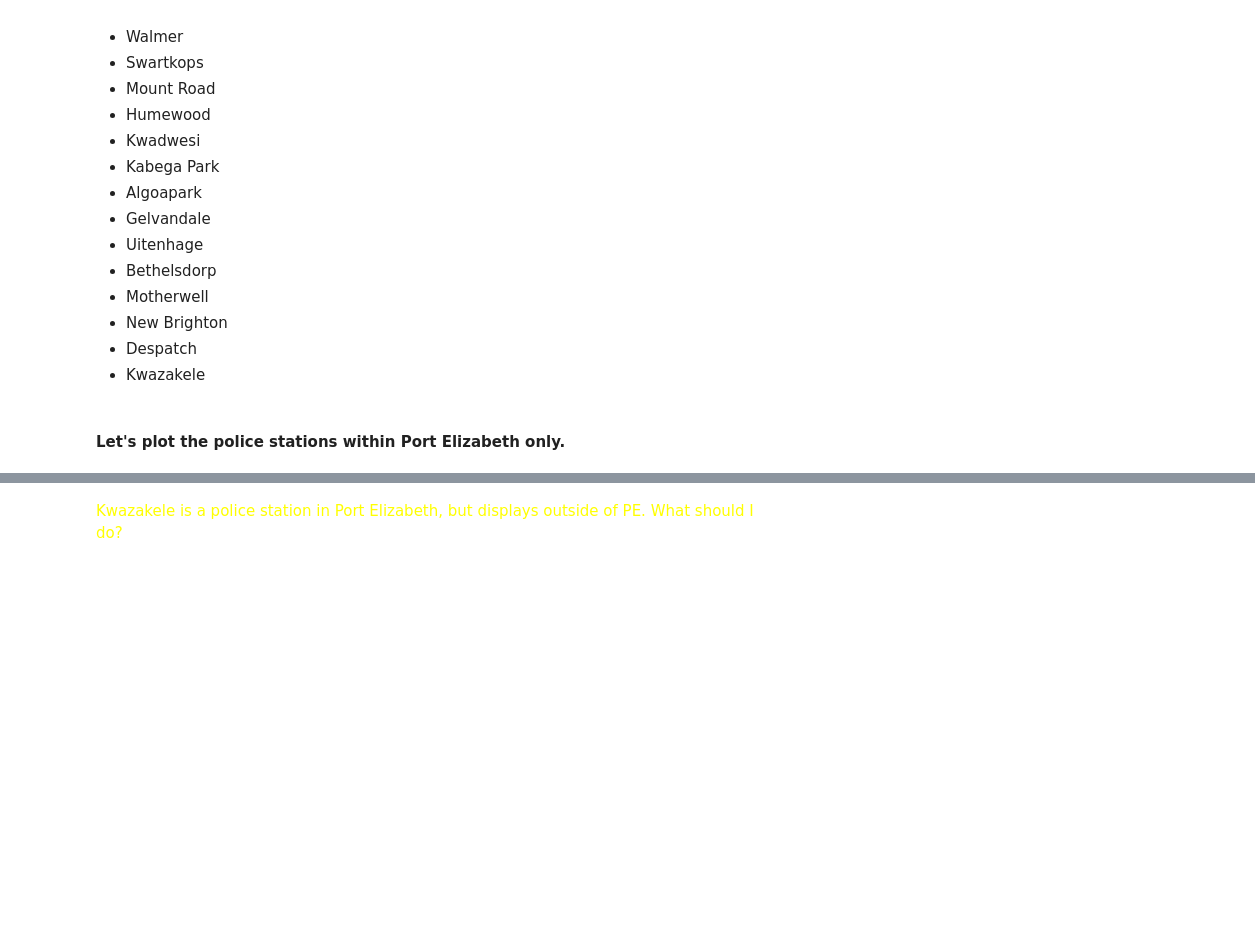
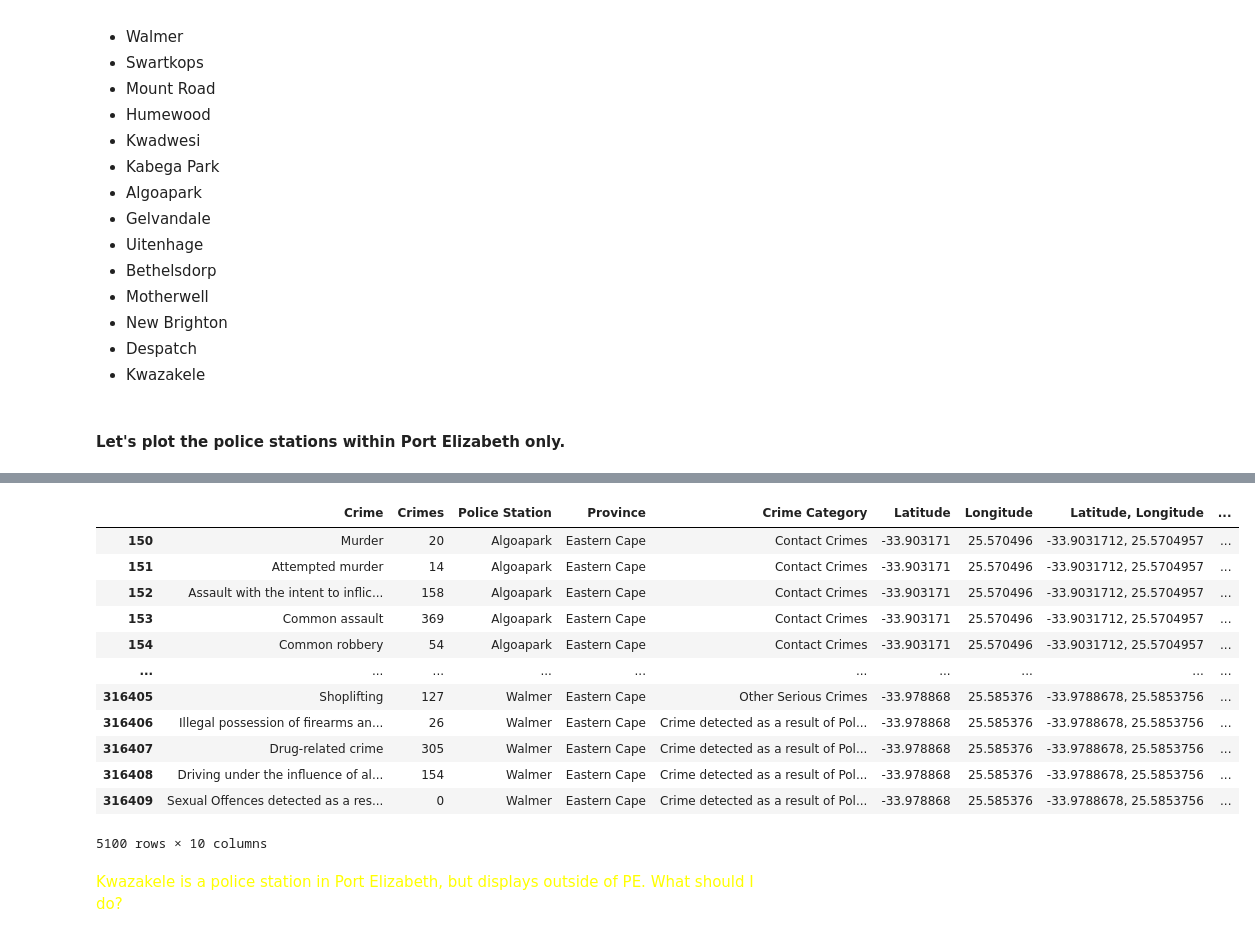
Before and after one commit to BlocknBoom123/CrimePy, a Jupyter notebook: CrimePy.ipynb, the cells around one changed output, grey strips where cells are left out. Saved outputs shown, nothing was run; the diff lists cells and outputs as text; code cells hidden in the pictures; blank space fills up the shorter version.

```diff
--- a/CrimePy.ipynb
+++ b/CrimePy.ipynb
@@ -195,3 +222,19 @@ plt.show()
+# %%
+geo_df
+# %% [output]
+|  | Crime | Crimes | Police Station | Province | Crime Category | Latitude | Longitude | Latitude, Longitude | ... |
+| 150 | Murder | 20 | Algoapark | Eastern Cape | Contact Crimes | -33.903171 | 25.570496 | -33.9031712, 25.5704957 | ... |
+| 151 | Attempted murder | 14 | Algoapark | Eastern Cape | Contact Crimes | -33.903171 | 25.570496 | -33.9031712, 25.5704957 | ... |
+| 152 | Assault with the intent to inflic... | 158 | Algoapark | Eastern Cape | Contact Crimes | -33.903171 | 25.570496 | -33.9031712, 25.5704957 | ... |
+| 153 | Common assault | 369 | Algoapark | Eastern Cape | Contact Crimes | -33.903171 | 25.570496 | -33.9031712, 25.5704957 | ... |
+| 154 | Common robbery | 54 | Algoapark | Eastern Cape | Contact Crimes | -33.903171 | 25.570496 | -33.9031712, 25.5704957 | ... |
+| ... | ... | ... | ... | ... | ... | ... | ... | ... | ... |
+| 316405 | Shoplifting | 127 | Walmer | Eastern Cape | Other Serious Crimes | -33.978868 | 25.585376 | -33.9788678, 25.5853756 | ... |
+| 316406 | Illegal possession of firearms an... | 26 | Walmer | Eastern Cape | Crime detected as a result of Pol... | -33.978868 | 25.585376 | -33.9788678, 25.5853756 | ... |
+| 316407 | Drug-related crime | 305 | Walmer | Eastern Cape | Crime detected as a result of Pol... | -33.978868 | 25.585376 | -33.9788678, 25.5853756 | ... |
+| 316408 | Driving under the influence of al... | 154 | Walmer | Eastern Cape | Crime detected as a result of Pol... | -33.978868 | 25.585376 | -33.9788678, 25.5853756 | ... |
+| 316409 | Sexual Offences detected as a res... | 0 | Walmer | Eastern Cape | Crime detected as a result of Pol... | -33.978868 | 25.585376 | -33.9788678, 25.5853756 | ... |
+5100 rows × 10 columns
 # %% [markdown]
 <span style="color: #FFFF00">Kwazakele is a police station in Port Elizabeth, but displays outside of PE. What should I do?</span>
 # %%
```
Also changed, not shown: parts of 4 cells of this notebook.
